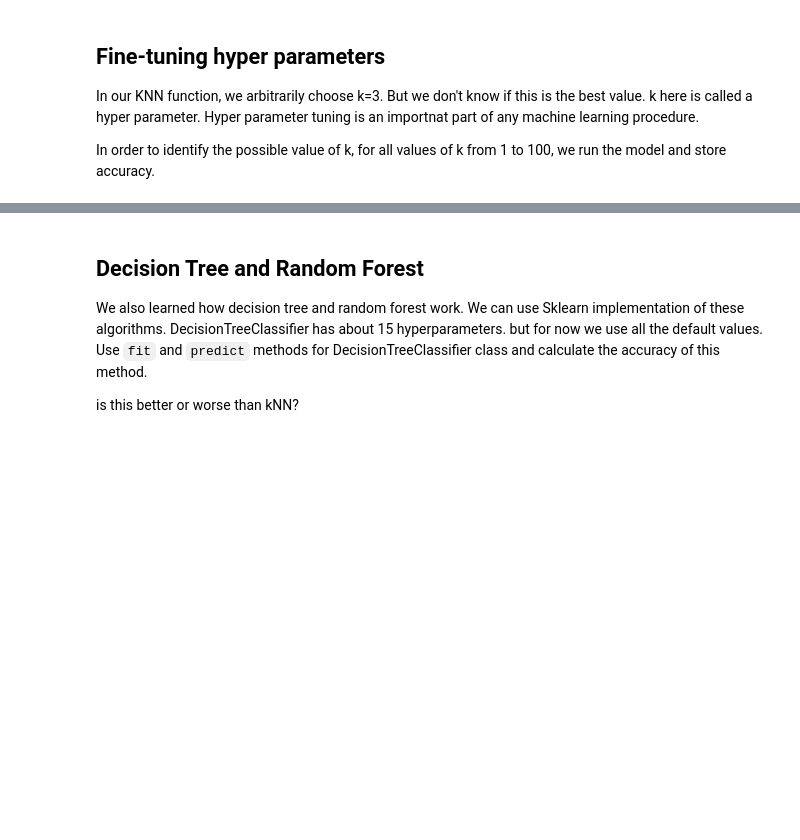
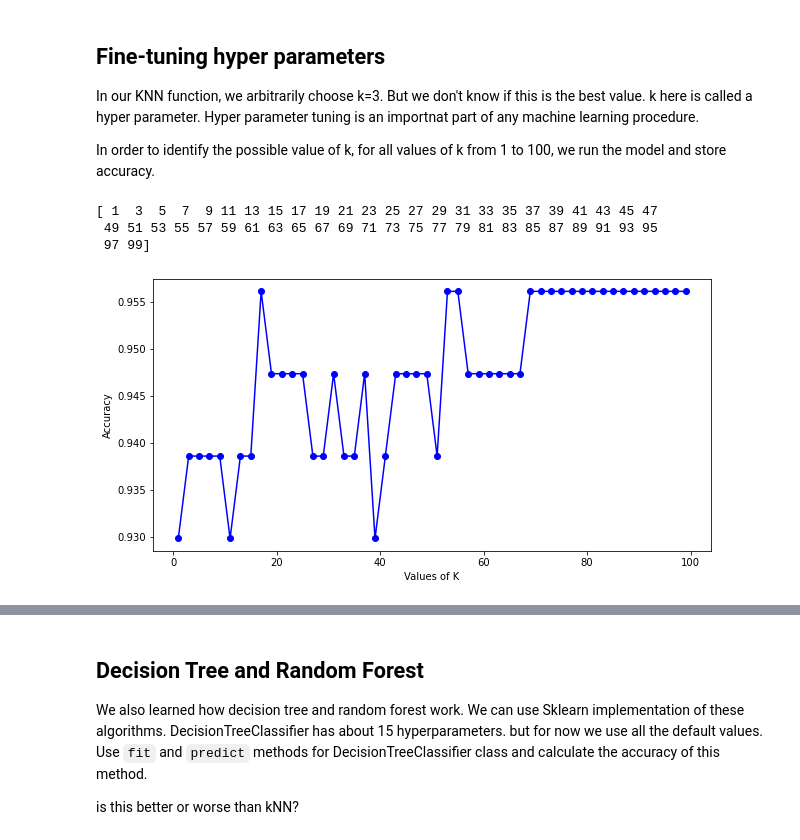
Before and after one commit to nathan-pham/stanford-ai, a Jupyter notebook: lesson 8_ sklearn_intro_par1.ipynb, the cells around one changed output, grey strips where cells are left out. Drawn from its saved outputs; the diff is of its cells as text; code cells hidden in the pictures; blank space fills up the shorter version.

```diff
--- a/lesson 8_ sklearn_intro_par1.ipynb
+++ b/lesson 8_ sklearn_intro_par1.ipynb
@@ -242,3 +215,29 @@ for k in k_list:
+# %%
+k_list = np.arange(1, 101, 2)
+acc_list = []
+
+for k in k_list:
+    my_knn = KNeighborsClassifier(n_neighbors=k)
+    my_knn.fit(X_train_scaled, y_train)
+
+    y_pred = my_knn.predict(X_test_scaled)
+    acc_list.append(accuracy_score(y_pred, y_test))
+# %% [output]
+[ 1  3  5  7  9 11 13 15 17 19 21 23 25 27 29 31 33 35 37 39 41 43 45 47
+ 49 51 53 55 57 59 61 63 65 67 69 71 73 75 77 79 81 83 85 87 89 91 93 95
+ 97 99]
+# %%
+import matplotlib.pyplot as plt
+
+plt.figure(figsize=(10,5))
+
+plt.ylabel("Accuracy")
+plt.xlabel("Values of K")
+
+plt.plot(k_list, acc_list, "ob-")
+plt.show()
+# %% [output]
+[figure, added]
 # %%
 # use matplotlib library to plot acc as a function k
 import matplotlib.pyplot as plt
```
Also changed, not shown: parts of 13 cells of this notebook, 4 other files.
